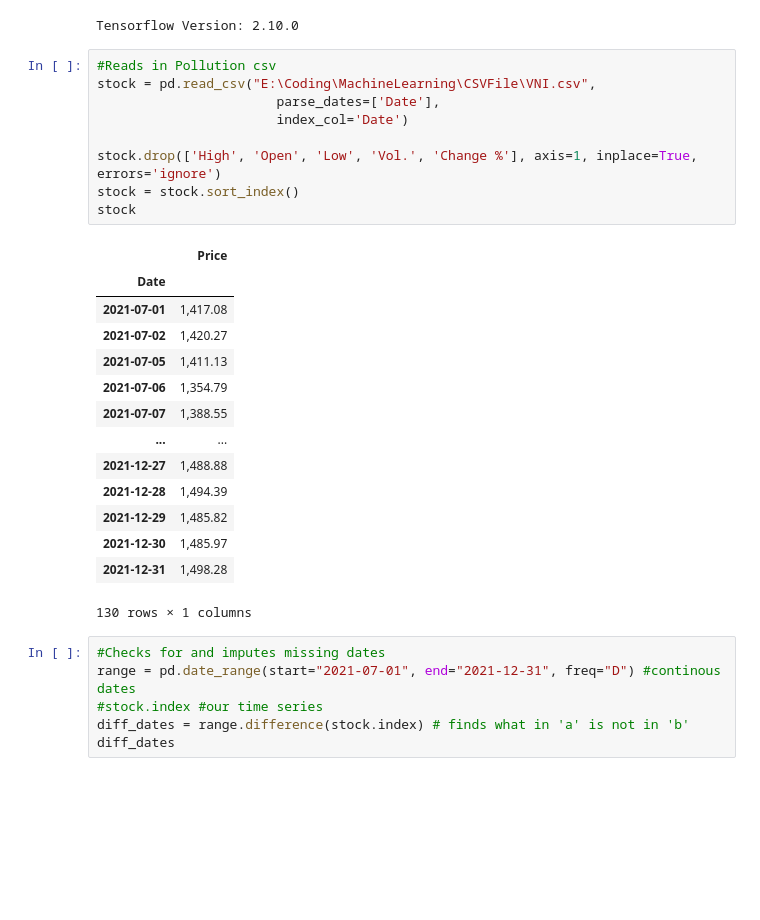
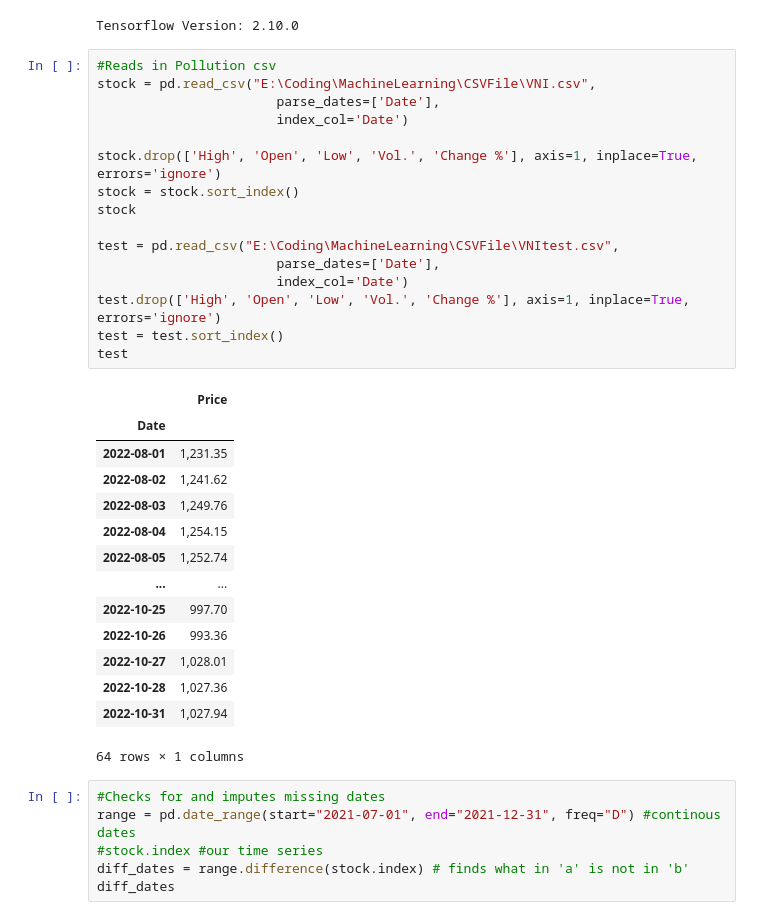
Before and after one commit to grassnhi/MachineLearning, a Jupyter notebook: Beginning/univariable.ipynb, the cells around one changed output. Drawn from its saved outputs; the diff is of its cells as text; blank space fills up the shorter version.

```diff
--- a/Beginning/univariable.ipynb
+++ b/Beginning/univariable.ipynb
@@ -15,27 +15,34 @@ Tensorflow Version: 2.10.0
 # %%
 #Reads in Pollution csv
 stock = pd.read_csv("E:\Coding\MachineLearning\CSVFile\VNI.csv",
                        parse_dates=['Date'],
                        index_col='Date')
 
 stock.drop(['High', 'Open', 'Low', 'Vol.', 'Change %'], axis=1, inplace=True, errors='ignore')
 stock = stock.sort_index()
 stock
+
+test = pd.read_csv("E:\Coding\MachineLearning\CSVFile\VNItest.csv",
+                       parse_dates=['Date'],
+                       index_col='Date')
+test.drop(['High', 'Open', 'Low', 'Vol.', 'Change %'], axis=1, inplace=True, errors='ignore')
+test = test.sort_index()
+test
 # %% [output]
 |  | Price |
 | Date |  |
-| 2021-07-01 | 1,417.08 |
-| 2021-07-02 | 1,420.27 |
-| 2021-07-05 | 1,411.13 |
-| 2021-07-06 | 1,354.79 |
-| 2021-07-07 | 1,388.55 |
+| 2022-08-01 | 1,231.35 |
+| 2022-08-02 | 1,241.62 |
+| 2022-08-03 | 1,249.76 |
+| 2022-08-04 | 1,254.15 |
+| 2022-08-05 | 1,252.74 |
 | ... | ... |
-| 2021-12-27 | 1,488.88 |
-| 2021-12-28 | 1,494.39 |
-| 2021-12-29 | 1,485.82 |
-| 2021-12-30 | 1,485.97 |
-| 2021-12-31 | 1,498.28 |
+| 2022-10-25 | 997.70 |
+| 2022-10-26 | 993.36 |
+| 2022-10-27 | 1,028.01 |
+| 2022-10-28 | 1,027.36 |
+| 2022-10-31 | 1,027.94 |
-130 rows × 1 columns
+64 rows × 1 columns
 # %%
 #Checks for and imputes missing dates
 range = pd.date_range(start="2021-07-01", end="2021-12-31", freq="D") #continous dates
```
Also changed, not shown: parts of 16 cells of this notebook, 6 other files.
